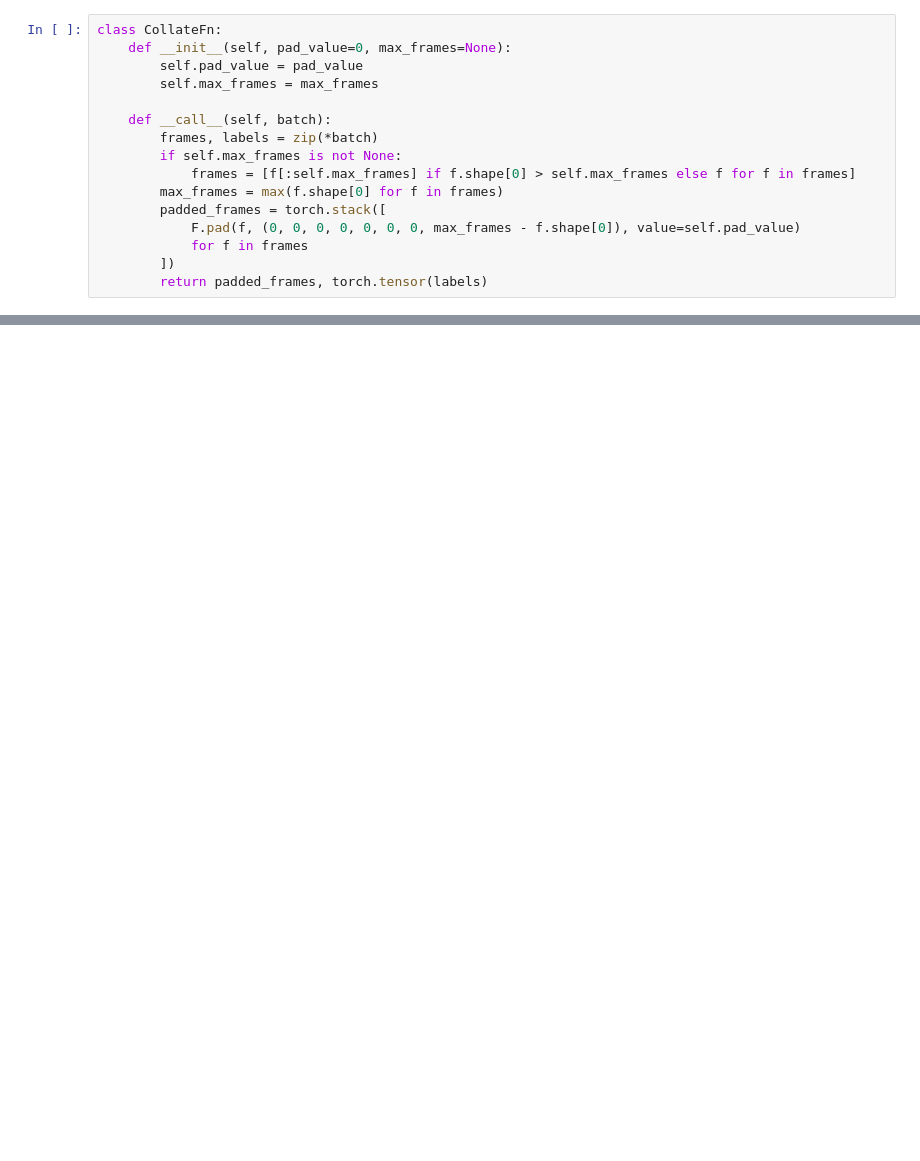
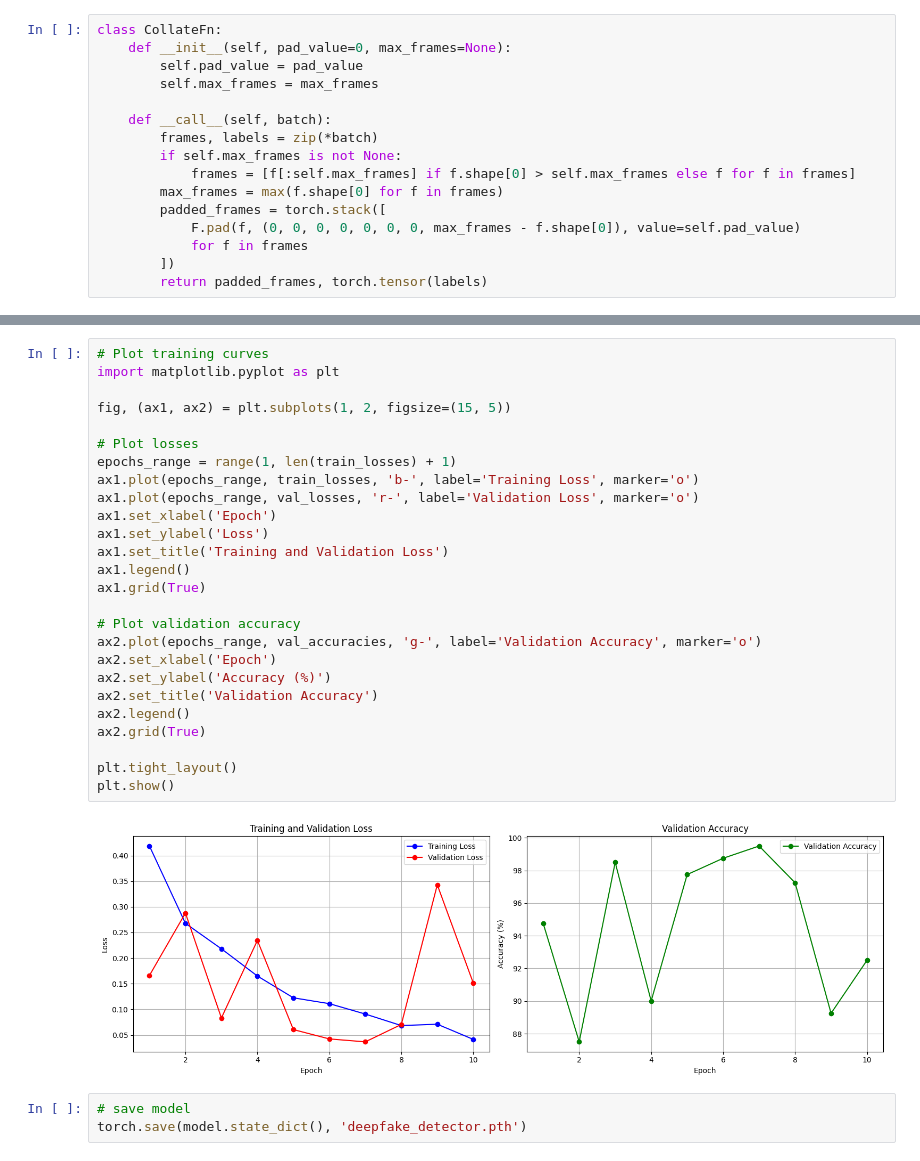
Before and after one commit to Noemiemz/Deepfake-Detection-with-CNN-RNN, a Jupyter notebook: test_model.ipynb, the cells around one changed output, grey strips where cells are left out. Cells and saved outputs as stored; diff of their text form; blank space fills up the shorter version.

```diff
--- a/test_model.ipynb
+++ b/test_model.ipynb
@@ -168 +250,32 @@ using device cuda
+# %%
+# Plot training curves
+import matplotlib.pyplot as plt
+
+fig, (ax1, ax2) = plt.subplots(1, 2, figsize=(15, 5))
+
+# Plot losses
+epochs_range = range(1, len(train_losses) + 1)
+ax1.plot(epochs_range, train_losses, 'b-', label='Training Loss', marker='o')
+ax1.plot(epochs_range, val_losses, 'r-', label='Validation Loss', marker='o')
+ax1.set_xlabel('Epoch')
+ax1.set_ylabel('Loss')
+ax1.set_title('Training and Validation Loss')
+ax1.legend()
+ax1.grid(True)
+
+# Plot validation accuracy
+ax2.plot(epochs_range, val_accuracies, 'g-', label='Validation Accuracy', marker='o')
+ax2.set_xlabel('Epoch')
+ax2.set_ylabel('Accuracy (%)')
+ax2.set_title('Validation Accuracy')
+ax2.legend()
+ax2.grid(True)
+
+plt.tight_layout()
+plt.show()
+# %% [output]
+[figure, added]
+# %%
+# save model
+torch.save(model.state_dict(), 'deepfake_detector.pth')
 # %%
```
Also changed, not shown: parts of 7 cells of this notebook, 7 other files.
